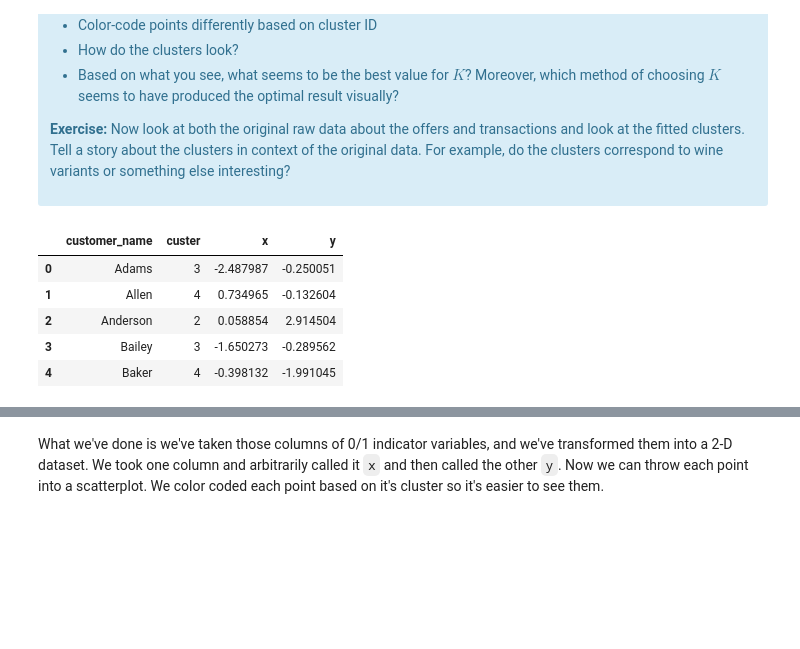
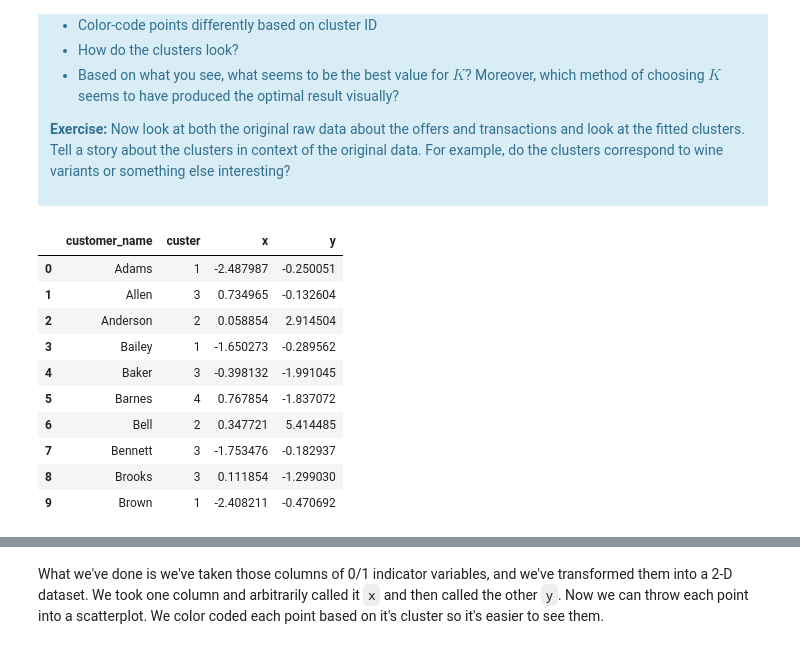
Before and after one commit to SANDIP79190219/Projects_Extra, a Jupyter notebook: Mini_Project_Clustering.ipynb, the cells around one changed output, grey strips where cells are left out. Drawn from its saved outputs; the diff is of its cells as text; code cells hidden in the pictures; blank space fills up the shorter version.

```diff
--- a/Mini_Project_Clustering.ipynb
+++ b/Mini_Project_Clustering.ipynb
@@ -362,33 +371,38 @@ This is only one use of PCA for dimension reduction. We can also use PCA when we
 # %%
 #your turn
 from sklearn.cluster import KMeans
 import numpy as np
 from sklearn.decomposition import PCA
 from sklearn.preprocessing import StandardScaler
 
-kmeans = KMeans(n_clusters=4, random_state=0).fit(X)
+kmeans = KMeans(n_clusters=5, random_state=0).fit(X)
 kmeans.labels_
 
 
 scaler = StandardScaler()
 X_std = scaler.fit_transform(X)
 
 pca = PCA(n_components=2)
 projected = pca.fit_transform(X_std)
 
 custer = pd.DataFrame(kmeans.labels_, columns=['custer'])
 data = pd.concat([samples['customer_name'], custer, ],axis=1)
 data = pd.concat([pd.DataFrame(projected[:, 0:2], columns=['x', 'y']), data, ],axis=1)
 data['custer'] = data['custer'] + 1
 data = data[['customer_name', 'custer', 'x', 'y']]
-data.head()
+data.head(10)
 # %% [output]
 |  | customer_name | custer | x | y |
-| 0 | Adams | 3 | -2.487987 | -0.250051 |
-| 1 | Allen | 4 | 0.734965 | -0.132604 |
+| 0 | Adams | 1 | -2.487987 | -0.250051 |
+| 1 | Allen | 3 | 0.734965 | -0.132604 |
 | 2 | Anderson | 2 | 0.058854 | 2.914504 |
-| 3 | Bailey | 3 | -1.650273 | -0.289562 |
-| 4 | Baker | 4 | -0.398132 | -1.991045 |
+| 3 | Bailey | 1 | -1.650273 | -0.289562 |
+| 4 | Baker | 3 | -0.398132 | -1.991045 |
+| 5 | Barnes | 4 | 0.767854 | -1.837072 |
+| 6 | Bell | 2 | 0.347721 | 5.414485 |
+| 7 | Bennett | 3 | -1.753476 | -0.182937 |
+| 8 | Brooks | 3 | 0.111854 | -1.299030 |
+| 9 | Brown | 1 | -2.408211 | -0.470692 |
 # %%
 plt.figure(figsize = (15,6))
 _ = plt.axvline(0, color='b')
```
Also changed, not shown: parts of 23 cells of this notebook.
